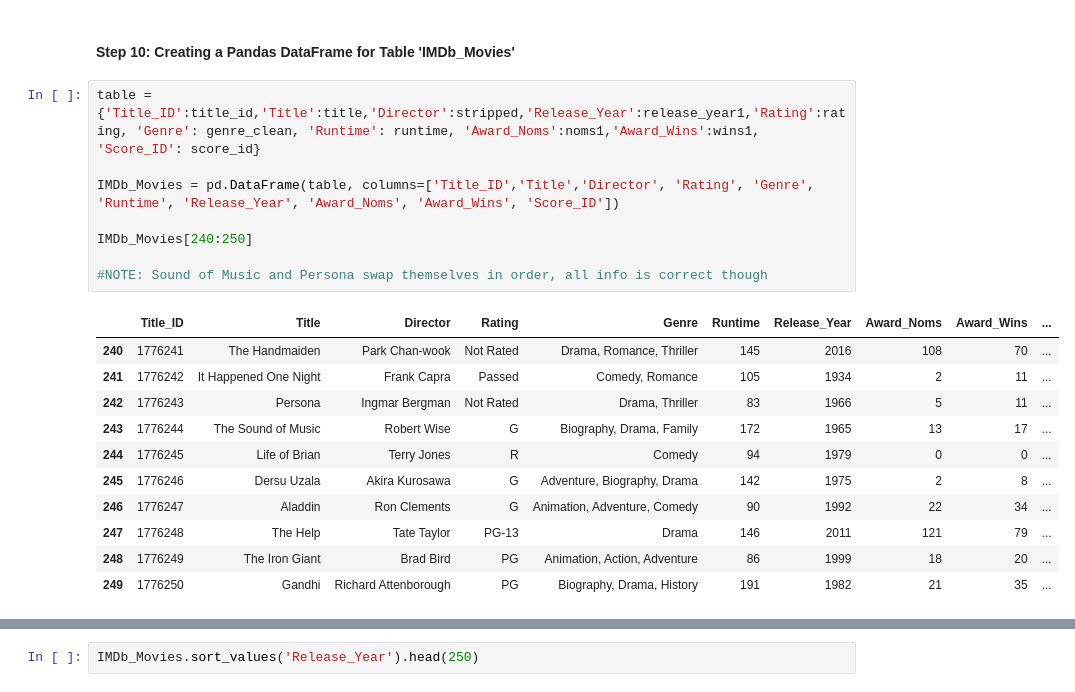
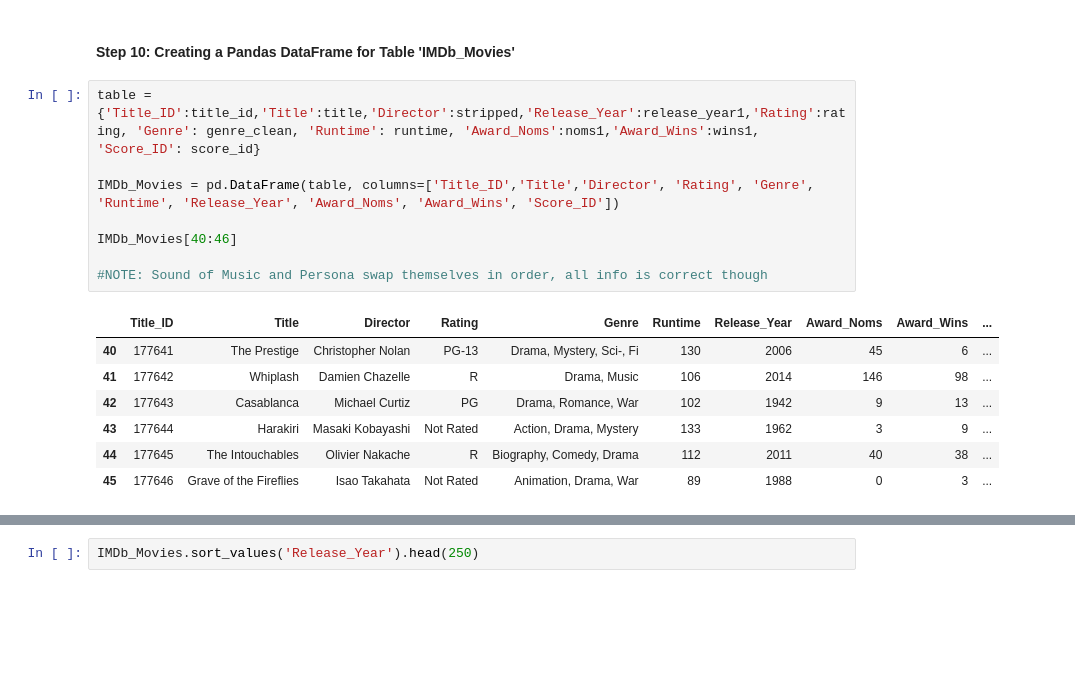
Before and after one commit to HannahSolima/Capstone, a Jupyter notebook: Notebooks/Webscrape_IMDb.ipynb, the cells around one changed output, grey strips where cells are left out. Drawn from its saved outputs; the diff is of its cells as text; blank space fills up the shorter version.

```diff
--- a/Notebooks/Webscrape_IMDb.ipynb
+++ b/Notebooks/Webscrape_IMDb.ipynb
@@ -620,20 +620,16 @@ print(score_id)
 # %%
 table = {'Title_ID':title_id,'Title':title,'Director':stripped,'Release_Year':release_year1,'Rating':rating, 'Genre': genre_clean, 'Runtime': runtime, 'Award_Noms':noms1,'Award_Wins':wins1, 'Score_ID': score_id}
 
 IMDb_Movies = pd.DataFrame(table, columns=['Title_ID','Title','Director', 'Rating', 'Genre', 'Runtime', 'Release_Year', 'Award_Noms', 'Award_Wins', 'Score_ID'])
 
-IMDb_Movies[240:250]
+IMDb_Movies[40:46]
 
 #NOTE: Sound of Music and Persona swap themselves in order, all info is correct though
 # %% [output]
 |  | Title_ID | Title | Director | Rating | Genre | Runtime | Release_Year | Award_Noms | Award_Wins | ... |
-| 240 | 1776241 | The Handmaiden | Park Chan-wook | Not Rated | Drama, Romance, Thriller | 145 | 2016 | 108 | 70 | ... |
-| 241 | 1776242 | It Happened One Night | Frank Capra | Passed | Comedy, Romance | 105 | 1934 | 2 | 11 | ... |
-| 242 | 1776243 | Persona | Ingmar Bergman | Not Rated | Drama, Thriller | 83 | 1966 | 5 | 11 | ... |
-| 243 | 1776244 | The Sound of Music | Robert Wise | G | Biography, Drama, Family | 172 | 1965 | 13 | 17 | ... |
-| 244 | 1776245 | Life of Brian | Terry Jones | R | Comedy | 94 | 1979 | 0 | 0 | ... |
-| 245 | 1776246 | Dersu Uzala | Akira Kurosawa | G | Adventure, Biography, Drama | 142 | 1975 | 2 | 8 | ... |
-| 246 | 1776247 | Aladdin | Ron Clements | G | Animation, Adventure, Comedy | 90 | 1992 | 22 | 34 | ... |
-| 247 | 1776248 | The Help | Tate Taylor | PG-13 | Drama | 146 | 2011 | 121 | 79 | ... |
-| 248 | 1776249 | The Iron Giant | Brad Bird | PG | Animation, Action, Adventure | 86 | 1999 | 18 | 20 | ... |
-| 249 | 1776250 | Gandhi | Richard Attenborough | PG | Biography, Drama, History | 191 | 1982 | 21 | 35 | ... |
+| 40 | 177641 | The Prestige | Christopher Nolan | PG-13 | Drama, Mystery, Sci-, Fi | 130 | 2006 | 45 | 6 | ... |
+| 41 | 177642 | Whiplash | Damien Chazelle | R | Drama, Music | 106 | 2014 | 146 | 98 | ... |
+| 42 | 177643 | Casablanca | Michael Curtiz | PG | Drama, Romance, War | 102 | 1942 | 9 | 13 | ... |
+| 43 | 177644 | Harakiri | Masaki Kobayashi | Not Rated | Action, Drama, Mystery | 133 | 1962 | 3 | 9 | ... |
+| 44 | 177645 | The Intouchables | Olivier Nakache | R | Biography, Comedy, Drama | 112 | 2011 | 40 | 38 | ... |
+| 45 | 177646 | Grave of the Fireflies | Isao Takahata | Not Rated | Animation, Drama, War | 89 | 1988 | 0 | 3 | ... |
```
Also changed, not shown: parts of 1 cell of this notebook, 1 other file.
